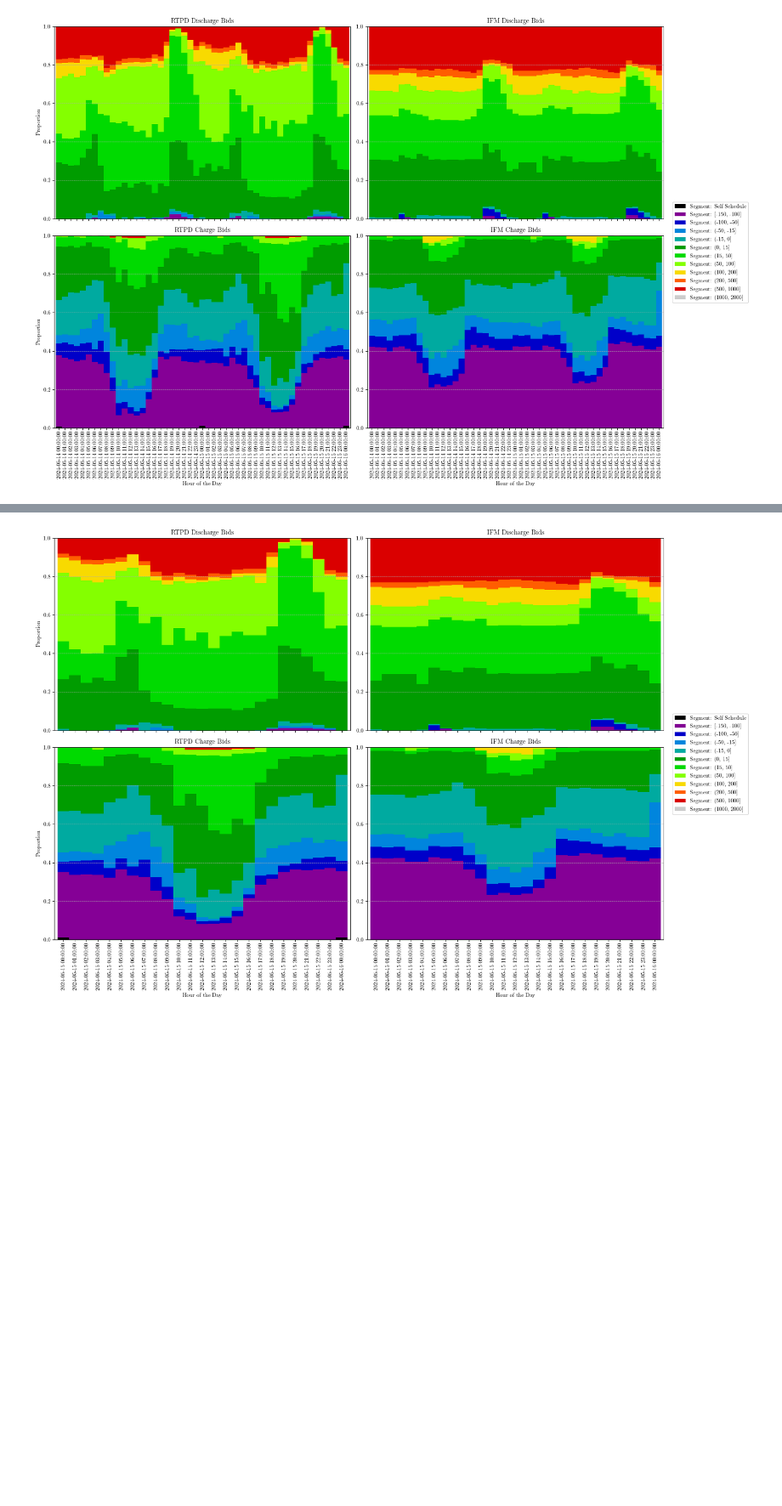
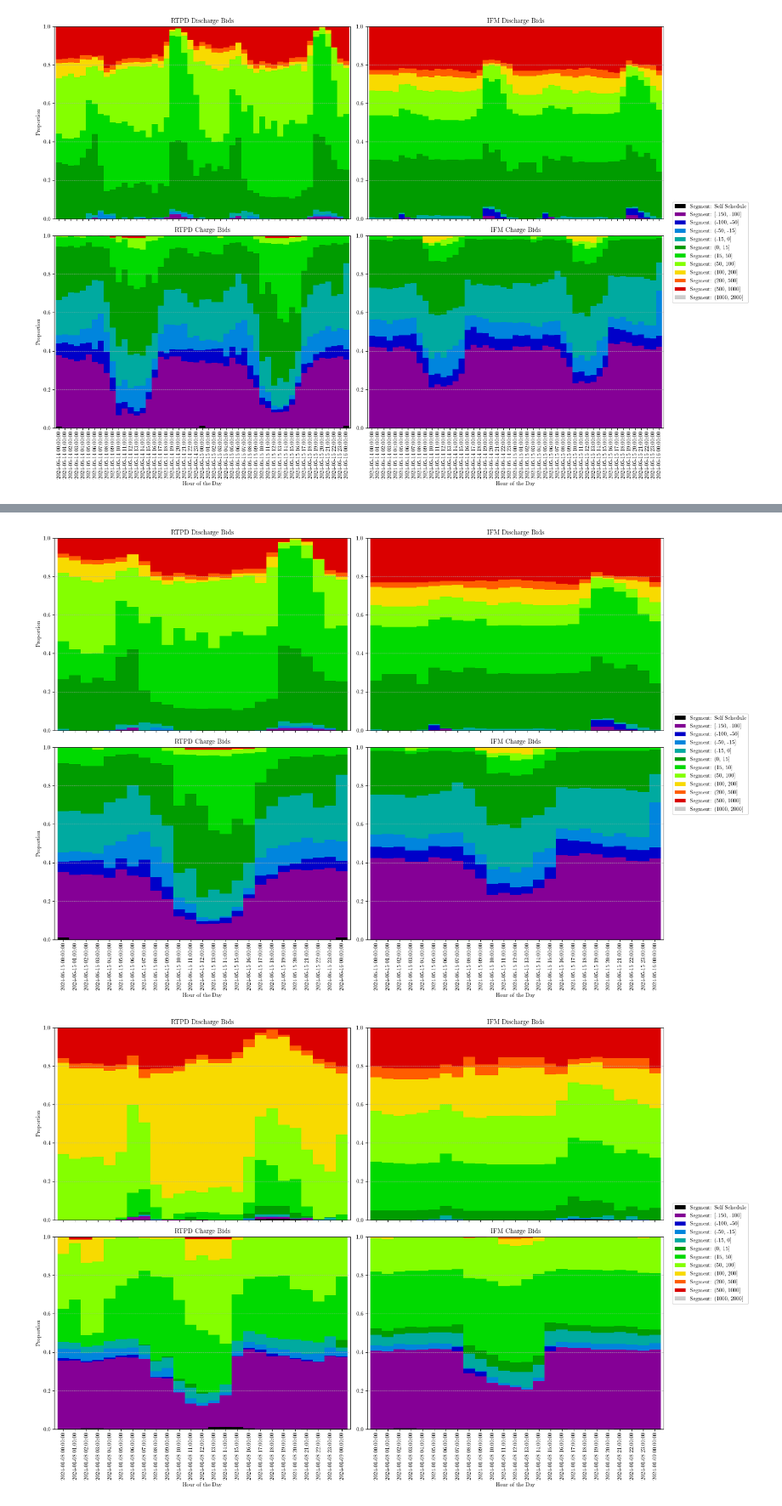
Before and after one commit to nmadev/CAISO-EnergyStorage, a Jupyter notebook: CAISO_ES_BIDS/CAISO_ES_BID_FINAL_ANALYSIS.ipynb, the cells around one changed output, grey strips where cells are left out. Shown at 85% size. Saved outputs shown, nothing was run; the diff lists cells and outputs as text; code cells hidden in the pictures; blank space fills up the shorter version.

```diff
--- a/CAISO_ES_BIDS/CAISO_ES_BID_FINAL_ANALYSIS.ipynb
+++ b/CAISO_ES_BIDS/CAISO_ES_BID_FINAL_ANALYSIS.ipynb
@@ -884,15 +905,22 @@ plot_stacked_hourly_bid_distribution(
 # %%
 plot_stacked_hourly_bid_distribution(
     df=hourly_df,
     start_date=pd.Timestamp("January 16, 2024"),
     end_date=pd.Timestamp("January 17, 2024"),
 )
 
 plot_stacked_hourly_bid_distribution(
     df=hourly_df,
     start_date=pd.Timestamp("May 15, 2024"),
     end_date=pd.Timestamp("May 16, 2024"),
 )
+
+plot_stacked_hourly_bid_distribution(
+    df=hourly_df,
+    start_date=pd.Timestamp("January 8, 2024"),
+    end_date=pd.Timestamp("January 9, 2024"),
+)
 # %% [output]
 [figure]
 [figure]
+[figure, added]
```
Also changed, not shown: parts of 2 cells of this notebook, 2 other files.
